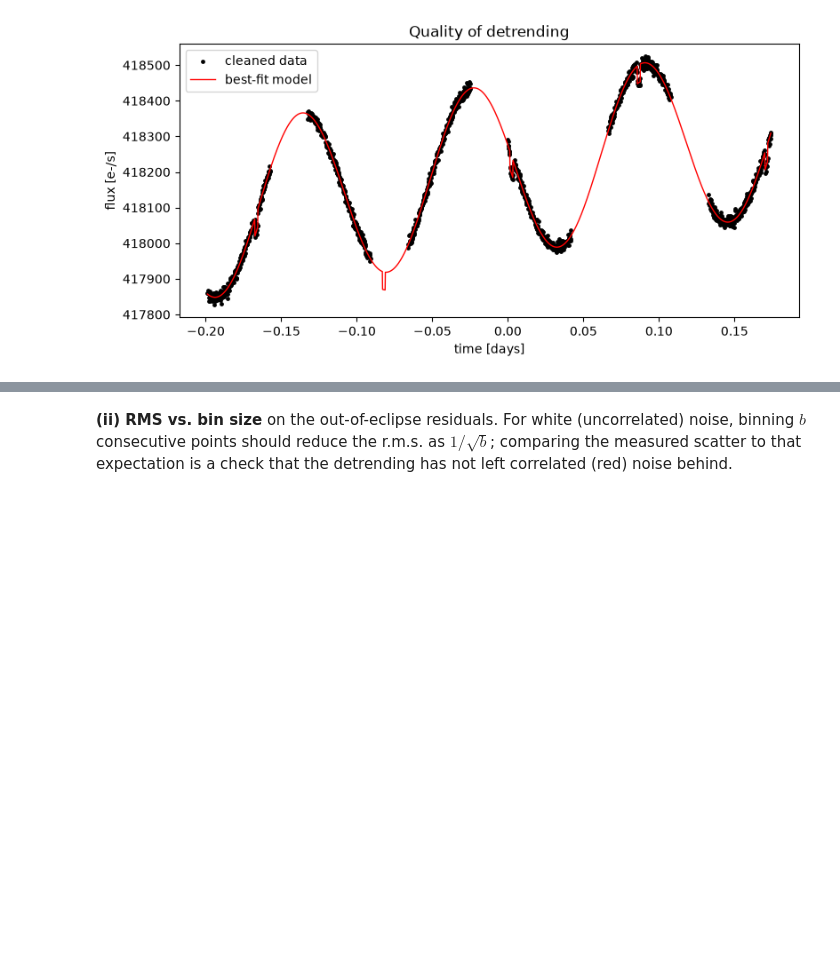
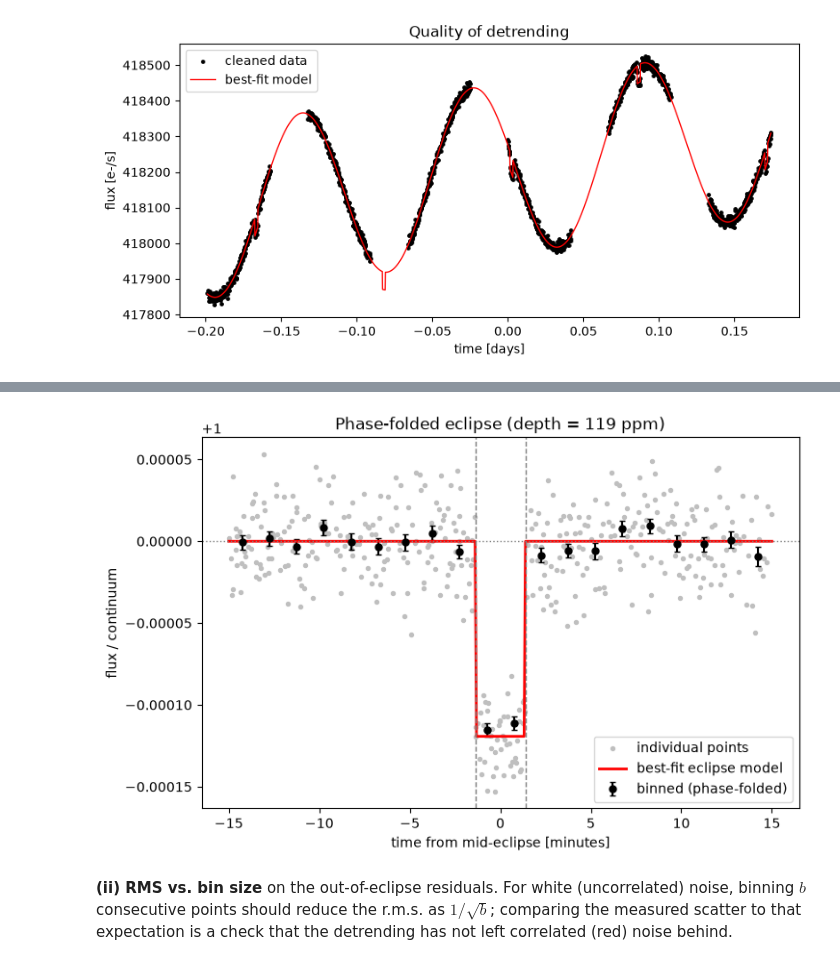
Before and after one commit to Y1nfinity/Astrostatistics, a Jupyter notebook: Lab_3/Lab3_HST_Eclipse_Analysis.ipynb, the cells around one changed output, grey strips where cells are left out. Drawn from its saved outputs; the diff is of its cells as text; code cells hidden in the pictures; blank space fills up the shorter version.

```diff
--- a/Lab_3/Lab3_HST_Eclipse_Analysis.ipynb
+++ b/Lab_3/Lab3_HST_Eclipse_Analysis.ipynb
@@ -506,3 +516,51 @@ plt.show()
+# %%
+# Phase-fold on the known eclipse ephemeris: phase = 0 at mid-eclipse
+phase_days = ((time_c - t0 + Ptran / 2.0) % Ptran) - Ptran / 2.0
+phase_min = phase_days * 24.0 * 60.0  # minutes from mid-eclipse
+
+# Divide out the best-fit continuum (trend + sinusoid only) found above
+norm_flux = flux_c / continuum
+norm_err = fluxerr_c / continuum
+
+# Zoom to a window around mid-eclipse, wide enough to show baseline either side
+halfwin_min = 15.0
+zoom = np.abs(phase_min) < halfwin_min
+
+# Bin the zoomed, folded points for a clean, low-noise view of the dip shape
+nbins = 20
+bin_edges = np.linspace(-halfwin_min, halfwin_min, nbins + 1)
+bin_centers = 0.5 * (bin_edges[:-1] + bin_edges[1:])
+bin_flux = np.full(nbins, np.nan)
+bin_err = np.full(nbins, np.nan)
+bin_idx = np.digitize(phase_min[zoom], bin_edges) - 1
+for b in range(nbins):
+    sel = bin_idx == b
+    if sel.sum() == 0:
+        continue
+    w = 1.0 / norm_err[zoom][sel] ** 2
+    bin_flux[b] = np.sum(w * norm_flux[zoom][sel]) / np.sum(w)
+    bin_err[b] = 1.0 / np.sqrt(np.sum(w))
+
+# The fitted eclipse shape, in these same (continuum-divided, folded) units
+dur_min = dur * 24.0 * 60.0
+phase_model = np.linspace(-halfwin_min, halfwin_min, 400)
+eclipse_model = 1.0 - theta_best[5] * (np.abs(phase_model) < dur_min / 2.0)
+
+plt.figure(figsize=(8, 5))
+plt.scatter(phase_min[zoom], norm_flux[zoom], color="0.75", s=8, label="individual points")
+plt.errorbar(bin_centers, bin_flux, yerr=bin_err, fmt="o", color="k", ms=5,
+             capsize=2, label="binned (phase-folded)")
+plt.plot(phase_model, eclipse_model, color="r", lw=2, label="best-fit eclipse model")
+plt.axhline(1.0, color="gray", lw=1, ls=":")
+plt.axvline(-dur_min / 2.0, color="gray", lw=1, ls="--")
+plt.axvline(dur_min / 2.0, color="gray", lw=1, ls="--")
+plt.xlabel("time from mid-eclipse [minutes]")
+plt.ylabel("flux / continuum")
+plt.legend(loc="lower right")
+plt.title(f"Phase-folded eclipse (depth = {theta_best[5] * 1e6:.0f} ppm)")
+plt.show()
+# %% [output]
+[figure, added]
 # %% [markdown]
 **(ii) RMS vs. bin size** on the out-of-eclipse residuals. For white (uncorrelated)
 noise, binning $b$ consecutive points should reduce the r.m.s. as $1/\sqrt{b}$; comparing
```
Also changed, not shown: parts of 1 cell of this notebook.
